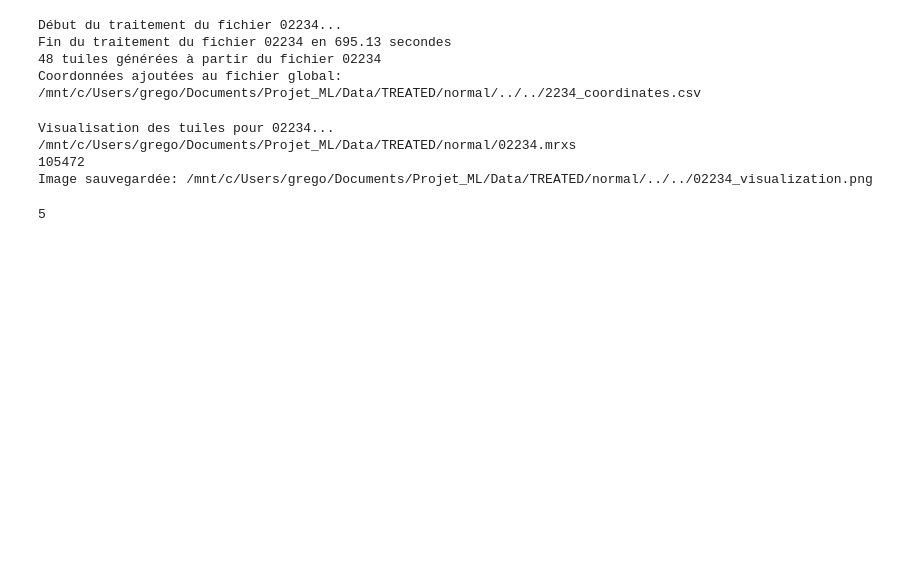
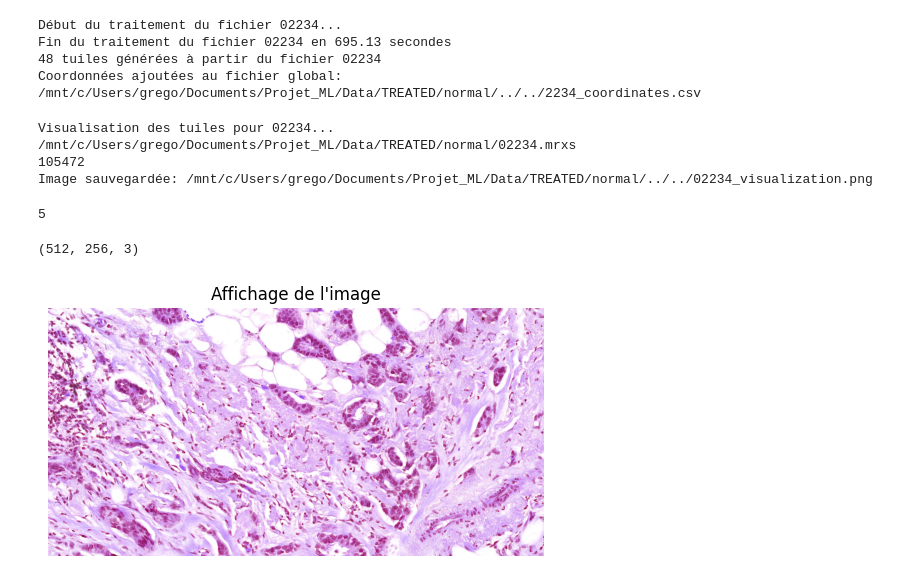
Before and after one commit to Greg-hub-dev/anapath, a Jupyter notebook: anapath/notebooks/Test_fonction.ipynb, the cells around one changed output. Cells and saved outputs as stored; diff of their text form; code cells hidden in the pictures; blank space fills up the shorter version.

```diff
--- a/anapath/notebooks/Test_fonction.ipynb
+++ b/anapath/notebooks/Test_fonction.ipynb
@@ -49,3 +46,18 @@ len(list_file_selected['02234'])
 # %%
 #Déplace les fichiers non selection dans un répertoire no select
 #move_unselected_files(output_path,list_file_selected)
+# %%
+# Charger une image png avec cv2
+import cv2
+filename = f"{train_tumor_path}/tile_01092_c66_r1_c1.png"
+image_ = load_image(filename)
+image_.shape
+rgb_channels = image_[:,:,:3]
+# %%
+rgb_channels.shape
+# %% [output]
+(512, 256, 3)
+# %%
+display_image(rgb_channels)
+# %% [output]
+[figure, added]
```
Also changed, not shown: parts of 5 cells of this notebook, 3 other files.
